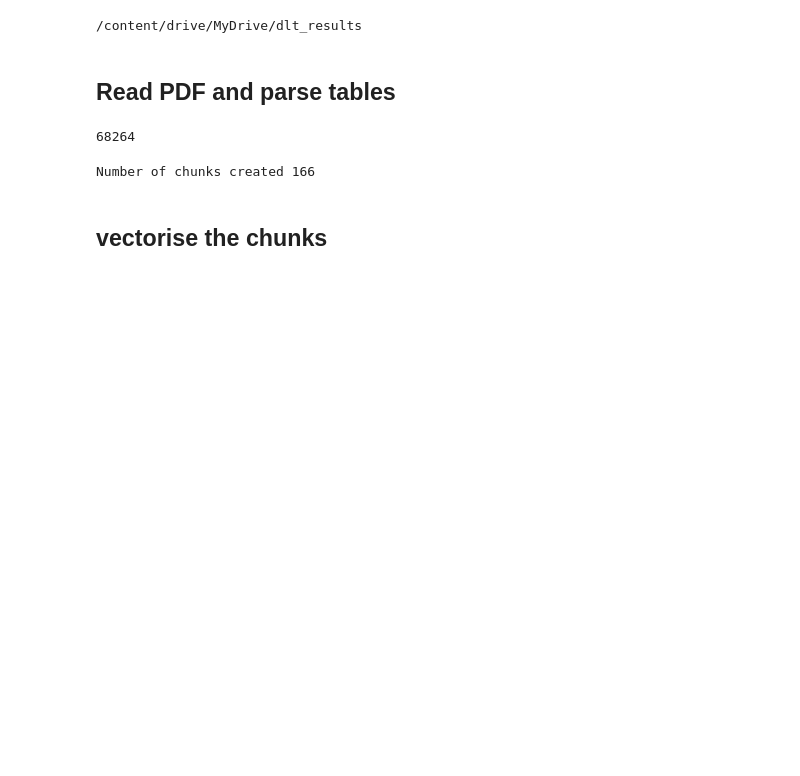
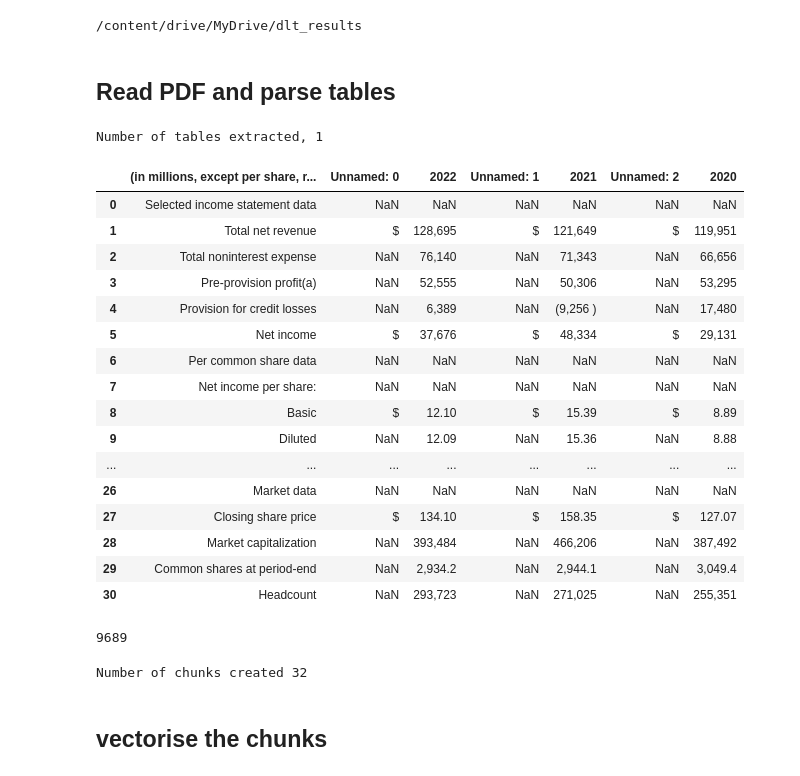
Before and after one commit to Abhi23run/CSE8803_DLT_Project, a Jupyter notebook: ashish_pipeline_test/a.chunking.ipynb, the cells around one changed output. Saved outputs shown, nothing was run; the diff lists cells and outputs as text; code cells hidden in the pictures; blank space fills up the shorter version.

```diff
--- a/ashish_pipeline_test/a.chunking.ipynb
+++ b/ashish_pipeline_test/a.chunking.ipynb
@@ -42,37 +43,62 @@ Drive already mounted at /content/drive; to attempt to forcibly remount, call dr
 # %% [markdown]
 ## Read PDF and parse tables
 # %%
-pdf_file = "./APD_2019_report.pdf"
-tables = tabula.read_pdf(pdf_file,pages="all")
+pdf_file = "./jpmc_annualreport-2022.pdf"
+tables = tabula.read_pdf(pdf_file,pages="2")
 print (f"Number of tables extracted, {len(tables)}")
+# %% [output]
+Number of tables extracted, 1
+# %%
+tables[0]
+# %% [output]
+|  | (in millions, except per share, r... | Unnamed: 0 | 2022 | Unnamed: 1 | 2021 | Unnamed: 2 | 2020 |
+| 0 | Selected income statement data | NaN | NaN | NaN | NaN | NaN | NaN |
+| 1 | Total net revenue | $ | 128,695 | $ | 121,649 | $ | 119,951 |
+| 2 | Total noninterest expense | NaN | 76,140 | NaN | 71,343 | NaN | 66,656 |
+| 3 | Pre-provision profit(a) | NaN | 52,555 | NaN | 50,306 | NaN | 53,295 |
+| 4 | Provision for credit losses | NaN | 6,389 | NaN | (9,256 ) | NaN | 17,480 |
+| 5 | Net income | $ | 37,676 | $ | 48,334 | $ | 29,131 |
+| 6 | Per common share data | NaN | NaN | NaN | NaN | NaN | NaN |
+| 7 | Net income per share: | NaN | NaN | NaN | NaN | NaN | NaN |
+| 8 | Basic | $ | 12.10 | $ | 15.39 | $ | 8.89 |
+| 9 | Diluted | NaN | 12.09 | NaN | 15.36 | NaN | 8.88 |
+| ... | ... | ... | ... | ... | ... | ... | ... |
+| 26 | Market data | NaN | NaN | NaN | NaN | NaN | NaN |
+| 27 | Closing share price | $ | 134.10 | $ | 158.35 | $ | 127.07 |
+| 28 | Market capitalization | NaN | 393,484 | NaN | 466,206 | NaN | 387,492 |
+| 29 | Common shares at period-end | NaN | 2,934.2 | NaN | 2,944.1 | NaN | 3,049.4 |
+| 30 | Headcount | NaN | 293,723 | NaN | 271,025 | NaN | 255,351 |
 # %%
 table_text = ""
-for table in tables[0:1]:
+for table in tables:
   # Drop unnamed columns
-  unnamed_columns = [col for col in table.columns if 'Unnamed' in col]
-  table = table.dropna(axis=1, how='all').dropna(axis=0, how='all')
+  unnamed_columns_rename = {col:"" \
+                            for col in table.columns if 'Unnamed' in col}
+  table = table.dropna(axis=1, how='all').dropna(axis=0, how='all').rename(columns=unnamed_columns_rename)
   table_header = table.columns.tolist()
   for rows in table.iterrows():
     row = list(map(str,rows[1].tolist()))
     table_text += table_row_to_text(table_header, row)
   table_text += "<eos>"
-# %% [output]
-68264
 # %%
 unknown_characters = ['■', '◆', '□']
 pattern = re.compile('|'.join(map(re.escape, unknown_characters)))
 cleaned_table_text = re.sub(pattern, '', table_text)
+# %%
+len(cleaned_table_text)
+# %% [output]
+9689
 # %%
 text_splitter = CharacterTextSplitter(
-        separator="\n",
+        separator=";",
         chunk_size=500,
-        chunk_overlap=100,
+        chunk_overlap=200,
         length_function=len
     )
 chunks = text_splitter.split_text(cleaned_table_text)
 print ("Number of chunks created",len(chunks))
 # %% [output]
-Number of chunks created 166
+Number of chunks created 32
 # %% [markdown]
 ## vectorise the chunks
 # %%
```
Also changed, not shown: parts of 19 cells of this notebook.
